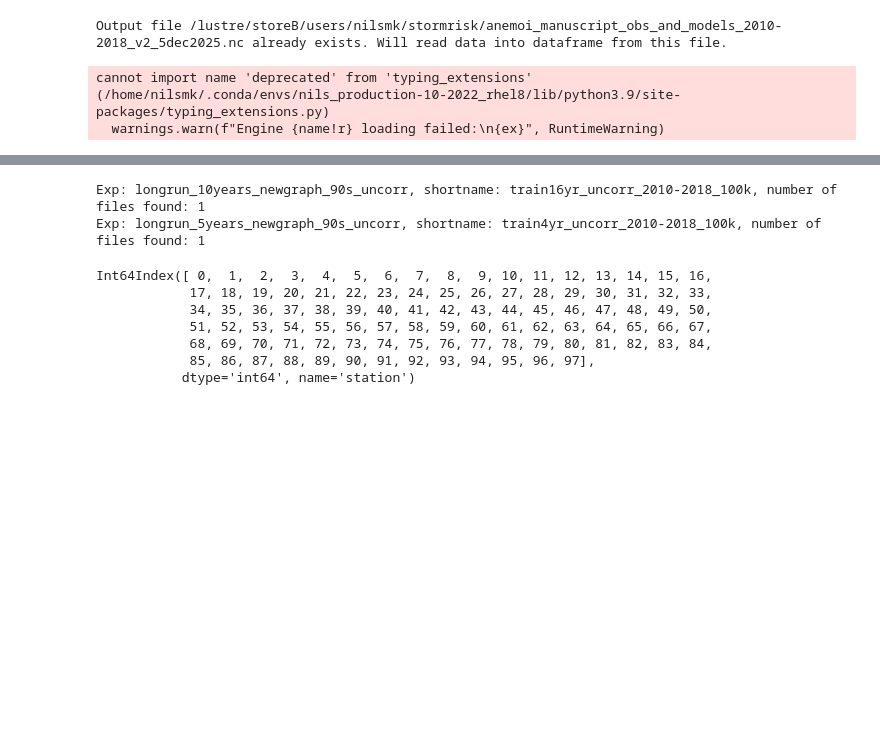
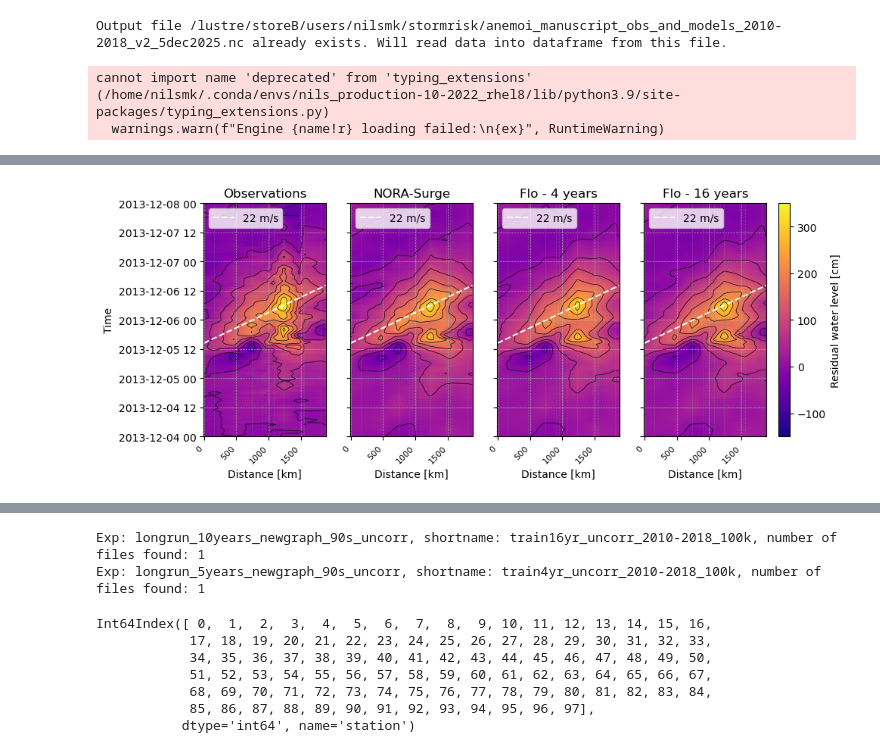
Before and after one commit to nilsmkMET/anemoi-stormsurge, a Jupyter notebook: notebooks/plot_netcdf_compare_model_obs.ipynb, the cells around one changed output, grey strips where cells are left out. Drawn from its saved outputs; the diff is of its cells as text; code cells hidden in the pictures; blank space fills up the shorter version.

```diff
--- a/notebooks/plot_netcdf_compare_model_obs.ipynb
+++ b/notebooks/plot_netcdf_compare_model_obs.ipynb
@@ -180,0 +271,11 @@ plt.show()
+# %%
+# Create a function using the haversine formula to calculate distance between two lat/lon points
+def haversine(lat1, lon1, lat2, lon2):
+    import numpy as np
+    R = 6371.0  # Earth radius in kilometers
+    dlat = np.radians(lat2 - lat1)
+    dlon = np.radians(lon2 - lon1)
+    a = np.sin(dlat / 2)**2 + np.cos(np.radians(lat1)) * np.cos(np.radians(lat2)) * np.sin(dlon / 2)**2
+    c = 2 * np.arctan2(np.sqrt(a), np.sqrt(1 - a))
+    distance = R * c
+    return distance
@@ -180,0 +459,76 @@ plt.show()
+# %%
+# Kelvin wave speed:
+cw = 22  # m/s
+x_idx_max = np.zeros(len(sids_hovmoller), dtype=int)
+y_idx_max = np.zeros(len(sids_hovmoller), dtype=int)
+# Cut out the part of the _interp_bilinear arrays within the time range d1 to d2:
+obsarr_interp_bilinear_cut = obsarr_interp_bilinear[(timearr >= d1) & (timearr <= d2), :]
+noraarr_interp_bilinear_cut = noraarr_interp_bilinear[(timearr >= d1) & (timearr <= d2), :]
+flo4arr_interp_bilinear_cut = flo4arr_interp_bilinear[(timearr >= d1) & (timearr <= d2), :]
+flo16arr_interp_bilinear_cut = flo16arr_interp_bilinear[(timearr >= d1) & (timearr <= d2), :]
+timearr_cut = timearr[(timearr >= d1) & (timearr <= d2)]
+# Do same as above but for bilinear interpolation
+fig, ax = plt.subplots(1, 4, figsize=(10, 4), sharex=True, sharey=True)
+im1 = ax[0].pcolormesh(dist_uniform, timearr_cut, obsarr_interp_bilinear_cut, vmin=minval, vmax=maxval, cmap=colormap)
+ax[0].set_title('Observations')
+ax[0].contour(dist_uniform, timearr_cut, obsarr_interp_bilinear_cut, levels=selected_levels, colors='k', linewidths=0.5)
+# Find the index of the maximum value in noraarr_interp_bilinear_cut:
+y_idx_max[0], x_idx_max[0] = np.unravel_index(np.nanargmax(noraarr_interp_bilinear_cut), noraarr_interp_bilinear_cut.shape)
+print(f'Maximum value in NORA-surge interp bilinear cut: {noraarr_interp_bilinear_cut[y_idx_max[0], x_idx_max[0]]:.0f} cm at time {timearr_cut[y_idx_max[0]]} and distance {dist_uniform[x_idx_max[0]]:.0f} km')
+# Add a line with slope 3 m/s going through the maximum point:
+slope_km_per_hr = cw * 3.6  # 3 m/s in km/hr
+x_vals = np.array([0, dist_uniform.max()])
+print(x_vals)
+# Create a timedelta explicitly specifying the unit (e.g., 'h' for hours)
+y_vals = timearr_cut[y_idx_max[0]] + pd.to_timedelta((x_vals - dist_uniform[x_idx_max[0]]) / slope_km_per_hr, unit='h')
+print(y_vals)
+ax[0].plot(x_vals, y_vals, color='white', linestyle='--', linewidth=1.5, label=f'{cw} m/s')
+ax[0].legend()
+#
+im2 = ax[1].pcolormesh(dist_uniform, timearr_cut, noraarr_interp_bilinear_cut, vmin=minval, vmax=maxval, cmap=colormap)
+ax[1].set_title('NORA-Surge')
+ax[1].contour(dist_uniform, timearr_cut, noraarr_interp_bilinear_cut, levels=selected_levels, colors='k', linewidths=0.5)
+ax[1].plot(x_vals, y_vals, color='white', linestyle='--', linewidth=1.5, label=f'{cw} m/s')
+ax[1].legend()
+#
+im3 = ax[2].pcolormesh(dist_uniform, timearr_cut, flo4arr_interp_bilinear_cut, vmin=minval, vmax=maxval, cmap=colormap)
+ax[2].set_title('Flo - 4 years')
+ax[2].contour(dist_uniform, timearr_cut, flo4arr_interp_bilinear_cut, levels=selected_levels, colors='k', linewidths=0.5)
+ax[2].plot(x_vals, y_vals, color='white', linestyle='--', linewidth=1.5, label=f'{cw} m/s')
+ax[2].legend()
+#
+im4 = ax[3].pcolormesh(dist_uniform, timearr_cut, flo16arr_interp_bilinear_cut, vmin=minval, vmax=maxval, cmap=colormap)
+ax[3].set_title('Flo - 16 years')
+ax[3].contour(dist_uniform, timearr_cut, flo16arr_interp_bilinear_cut, levels=selected_levels, colors='k', linewidths=0.5)
+ax[3].plot(x_vals, y_vals, color='white', linestyle='--', linewidth=1.5, label=f'{cw} m/s')
+ax[3].legend()
+#
+ax[0].set_ylim(d1, d2)
+for i in range(len(ax)):
+    # ax[i].set_xticks(dist_arr)
+    # ax[i].set_xticklabels([df_obs.xs(ss, level='station').stationid.values[0] for ss in sids_hovmoller],
+    #                       rotation=45, ha='right', size=6)
+    # ax[i].set_xticklabels([ss for ss in sids_hovmoller], size=6)
+    # Use dist_arr as x-ticks and labels:
+    # ax[i].set_xticklabels([f'{ss:.0f}' for ss in dist_arr], rotation=90, size=6)
+    # Add x ticks and labels for every 500 km:
+    xtick_locs = np.arange(0, dist_uniform.max()+1, 500)
+    ax[i].set_xticks(xtick_locs)
+    ax[i].set_xticklabels([f'{loc:.0f}' for loc in xtick_locs], rotation=45, ha='right', size=8)
+    # Add gridlines to each subplot
+    ax[i].grid(True, which='both', linestyle='--', linewidth=0.5)
+    ax[i].set_xlabel('Distance [km]')
+    # Add vertical lines for station locations
+    for dist in dist_arr:
+        ax[i].axvline(x=dist, color='gray', linestyle=':', linewidth=0.5)
+        # Add text labels for station IDs inside the plot, rotated 90 degrees:
+        # ax[i].text(dist+5, d1 + (d2 - d1)*0.05, f'{df_obs.xs(sids_hovmoller[np.argmin(np.abs(dist_arr - dist))], level="station").stationid.values[0]}', rotation=90, size=6, color='black', backgroundcolor='lightgrey')
+# Plot the y-axis tick labels using the format 'YYYY-MM-DD HH':
+ax[0].yaxis.set_major_formatter(mdates.DateFormatter('%Y-%m-%d %H'))
+ax[0].set_ylabel('Time')
+
+# fig.colorbar(im1, ax=ax, orientation='horizontal', fraction=0.1, pad=0.2, label='Residual water level [cm]')
+# Move the colorbar to the right of the subplots
+fig.colorbar(im1, ax=ax, orientation='vertical', fraction=0.02, pad=0.02, label='Residual water level [cm]')
+plt.show()
+# %% [output]
@@ -180,0 +538 @@ plt.show()
+[figure, added]
```
Also changed, not shown: parts of 37 cells of this notebook, 3 other files.
